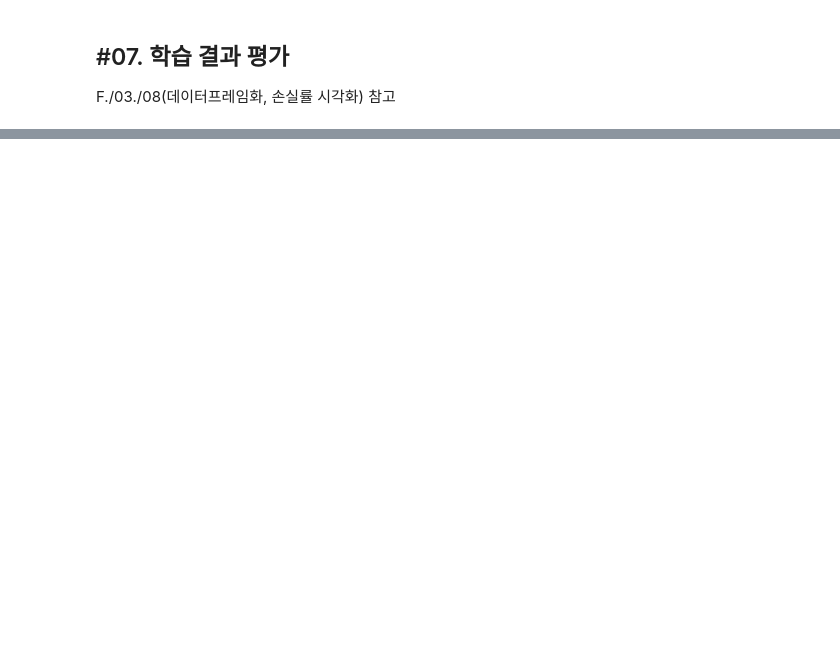
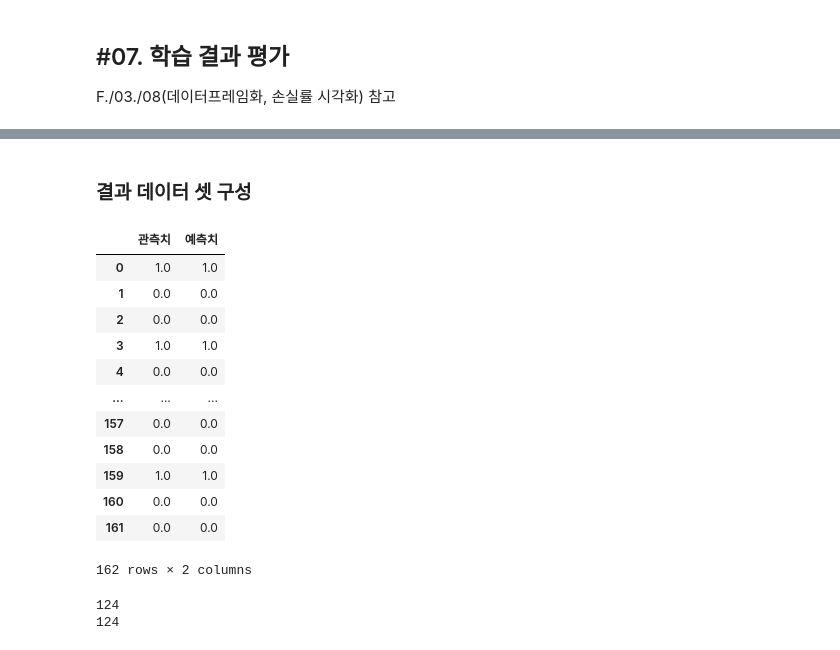
Before and after one commit to jaekim3220/jupyter, a Jupyter notebook: F. 데이터 마이닝/03.Tensorflow/연습문제/연습문제3풀이_2.ipynb, the cells around one changed output, grey strips where cells are left out. Saved outputs shown, nothing was run; the diff lists cells and outputs as text; code cells hidden in the pictures; blank space fills up the shorter version.

```diff
--- a/F. 데이터 마이닝/03.Tensorflow/연습문제/연습문제3풀이_2.ipynb
+++ b/F. 데이터 마이닝/03.Tensorflow/연습문제/연습문제3풀이_2.ipynb
@@ -402,0 +455,5 @@ print("최종 검증 손실률: %f, 최종 검증 정확도: %f" % (evaluate2[0]
+# %%
+test_pred = model.predict(x_test)
+data_count, case_count = test_pred.shape
+print("%d개의 검증 데이터가 %d개의 경우의 수를 갖는다." % (data_count, case_count))
+print(test_pred)
@@ -402,0 +478,29 @@ print("최종 검증 손실률: %f, 최종 검증 정확도: %f" % (evaluate2[0]
+# %% [markdown]
+### 결과 데이터 셋 구성
+# %%
+test_df = DataFrame({
+    '관측치': y_test.flatten(),
+    '예측치': np.round(test_pred.flatten())
+})
+
+test_df
+# %% [output]
+|  | 관측치 | 예측치 |
+| 0 | 1.0 | 1.0 |
+| 1 | 0.0 | 0.0 |
+| 2 | 0.0 | 0.0 |
+| 3 | 1.0 | 1.0 |
+| 4 | 0.0 | 0.0 |
+| ... | ... | ... |
+| 157 | 0.0 | 0.0 |
+| 158 | 0.0 | 0.0 |
+| 159 | 1.0 | 1.0 |
+| 160 | 0.0 | 0.0 |
+| 161 | 0.0 | 0.0 |
+162 rows × 2 columns
+# %%
+print(len(x_train))
+print(len(y_train))
+# %% [output]
+124
+124
```
Also changed, not shown: parts of 9 cells of this notebook, 3 other files.
